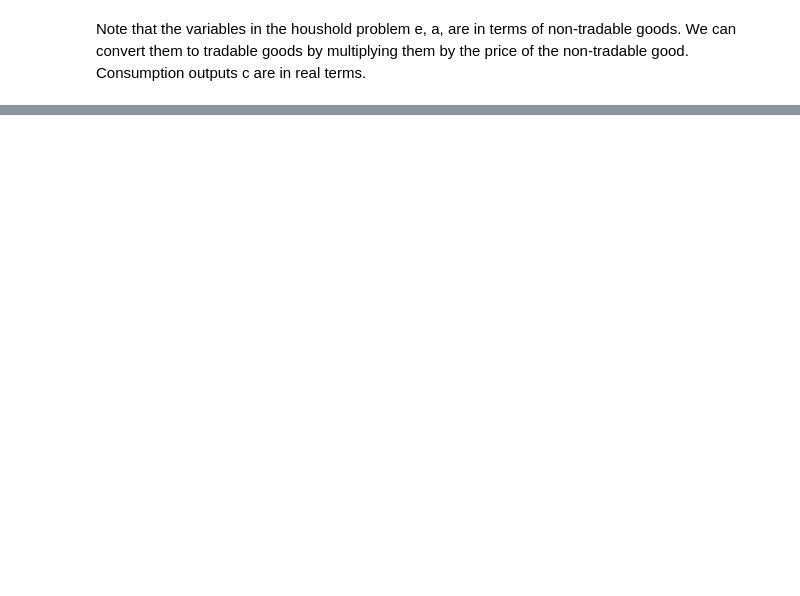
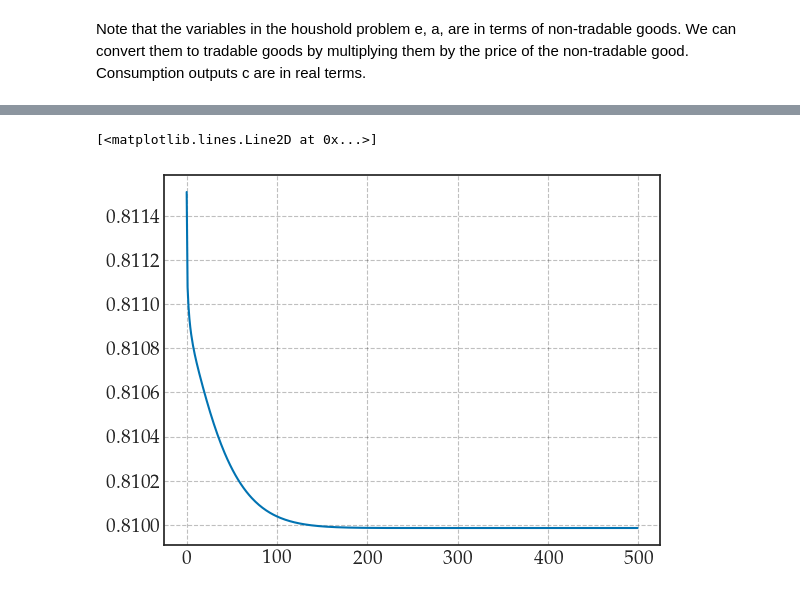
Before and after one commit to funlime/I_HANK_PIGL, a Jupyter notebook: Notebook.ipynb, the cells around one changed output, grey strips where cells are left out. Saved outputs shown, nothing was run; the diff lists cells and outputs as text; code cells hidden in the pictures; blank space fills up the shorter version.

```diff
--- a/Notebook.ipynb
+++ b/Notebook.ipynb
@@ -95,0 +175,6 @@ model_baseline.find_transition_path(shocks=shock_PE_s, do_end_check=False)
+# %%
+
+i_z = 0
+a_ = 100
+s = 0
+t = 0
@@ -95,0 +235,33 @@ model_baseline.find_transition_path(shocks=shock_PE_s, do_end_check=False)
+# %%
+
+
+
+
+# Expenditure
+model_baseline.path.cnt_exp = model_baseline.path.cnt * model_baseline.path.PNT[:, None, None]
+model_baseline.path.ct_exp = model_baseline.path.ct * model_baseline.path.PT[:, None, None]
+model_baseline.path.ct_exp_share = model_baseline.path.ct_exp /(model_baseline.path.ct_exp + model_baseline.path.cnt_exp)
+model_baseline.path.p = # Gusse on this based on:
+
+# Individual prices
+p_tilde = ((1-(model.par.epsilon*model.path.ct_exp_share)/model.par.gamma)*model.path.PNT[t]**model.par.gamma + ((model.par.epsilon**model.path.ct_exp_share)/model.par.gamma)*model.path.PT[t]**model.par.gamma)**(1/model.par.gamma)
+p = p_tilde**(model.par.gamma/model.par.epsilon)*model.path.PNT[t]**(1-model.par.gamma/model.par.epsilon)
+
+
+i_z = 0
+a_ = 100
+s = 0
+t = 0
+
+# np.shape(model_baseline.path.cnt_exp)
+
+for i_z in range(model_baseline.model.par.n_z):
+
+plt.plot(model_baseline.path.ct_exp_share[:,s,i_z,  a_])
+
+# plt.plot(model_baseline.path.e[0,s,:,  0])
+
+# plt.plot(model_baseline.path.ct_exp[1,s,i_z,  :])
+# %% [output]
+[<matplotlib.lines.Line2D at 0x...>]
+[figure, added]
```
Also changed, not shown: parts of 32 cells of this notebook, 18 other files.
